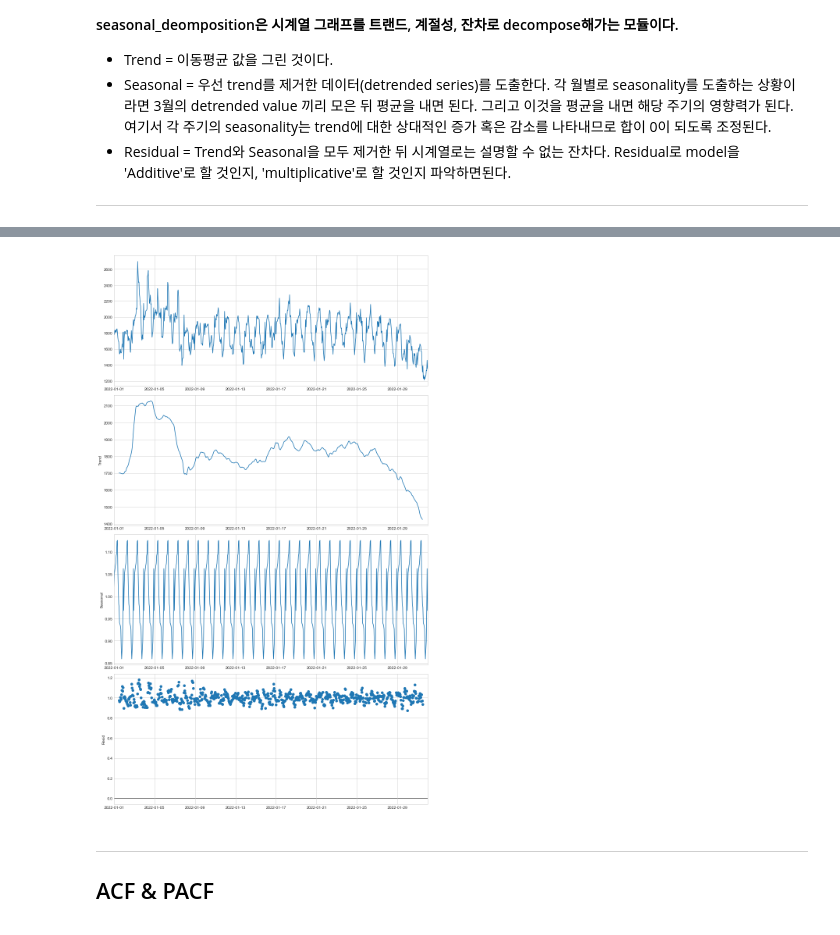
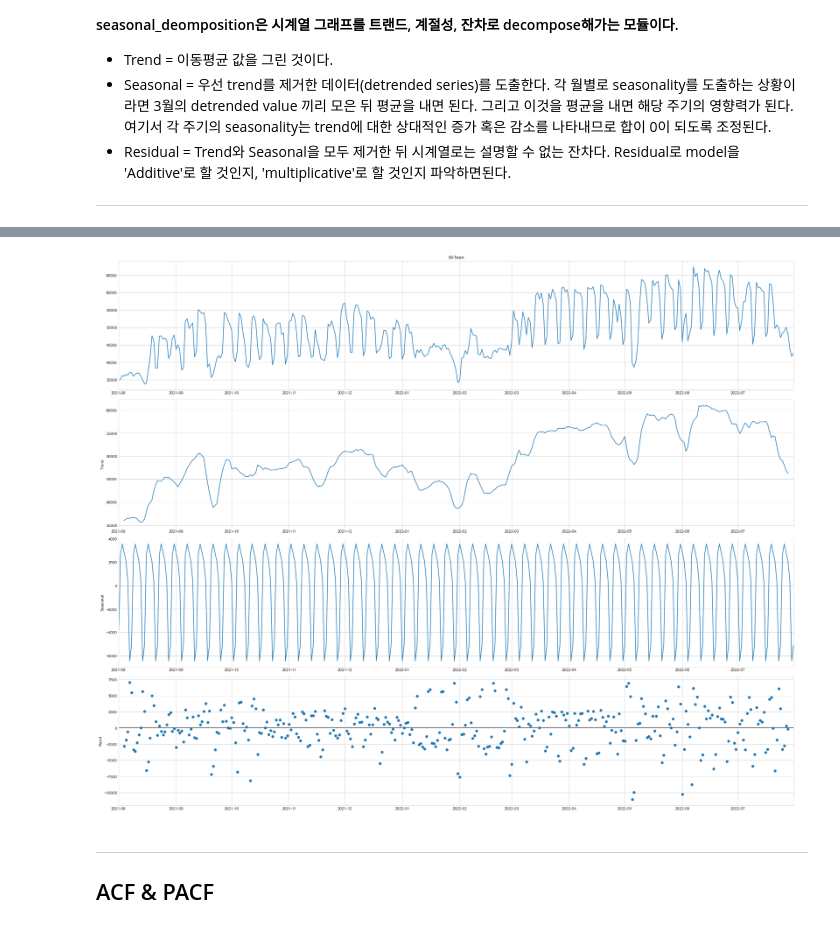
Before and after one commit to kd-god/Seoul_floating_population_predict, a Jupyter notebook: ARIMA.ipynb, the cells around one changed output, grey strips where cells are left out. Saved outputs shown, nothing was run; the diff lists cells and outputs as text; code cells hidden in the pictures.

```diff
--- a/ARIMA.ipynb
+++ b/ARIMA.ipynb
@@ -35,7 +35,7 @@ def data_control(x):
     return x_new
 
 files = os.listdir("C:\workspace\dataset")
-files = files[3:]
+files = files[4:]
 for i in files:
     globals()[i.split('.')[0]] = data_control(pd.read_csv(f'C:/workspace/dataset/{i}'))
     print("Merge DataFrame : {0}".format(i.split('.')[0]))
@@ -162,3 +145,10 @@ plt.style.use('seaborn-whitegrid')
 - Seasonal = 우선 trend를 제거한 데이터(detrended series)를 도출한다. 각 월별로 seasonality를 도출하는 상황이라면 3월의 detrended value 끼리 모은 뒤 평균을 내면 된다. 그리고 이것을 평균을 내면 해당 주기의 영향력가 된다. 여기서 각 주기의 seasonality는 trend에 대한 상대적인 증가 혹은 감소를 나타내므로 합이 0이 되도록 조정된다.
 - Residual = Trend와 Seasonal을 모두 제거한 뒤 시계열로는 설명할 수 없는 잔차다. Residual로 model을 'Additive'로 할 것인지, 'multiplicative'로 할 것인지 파악하면된다.
 ---
+# %%
+#삭제해도됨
+data_array = [popl_ly9, popl_ly10, popl_ly11, popl_ly12, popl_1, popl_2, popl_3, popl_4, popl_5, popl_6, popl_7,popl_8]
+for i in range(len(data_array)):
+    popl_ly8 = pd.concat([popl_ly8, data_array[i]], axis = 0)
+train_set = popl_ly8.loc[:'2022-07-31 23:00:00',:]
+test_set = popl_ly8.loc['2022-08-01 00:00:00':,:]
@@ -164,0 +161,8 @@ plt.style.use('seaborn-whitegrid')
+# %%
+a = train_set[train_set['읍면동']=='개포2동']
+b = pd.pivot_table(data=a, index='Datetime', values='M-Teen')
+c = b['M-Teen'].resample('24h').sum()
+c= c.diff()
+# %%
+c = c.fillna(method = 'bfill')
+c
@@ -165,15 +183,15 @@ plt.style.use('seaborn-whitegrid')
 # %%
-popl_test = popl_1_new[popl_1_new['읍면동']=='개포2동']
-M_Teen = pd.pivot_table(data=popl_test, index='Datetime', values='M-Teen')
-model_series = sm.tsa.seasonal_decompose(M_Teen, model='multiplicative',period = 24)
+# popl_test = popl_1[popl_1['읍면동']=='개포2동']
+# M_Teen = pd.pivot_table(data=popl_test, index='Datetime', values='M-Teen')
+model_series = sm.tsa.seasonal_decompose(c, model='additive')
 fig = model_series.plot()
 plt.rc('axes', labelsize=10)
 plt.rc('xtick', labelsize=10)
 plt.rc('ytick', labelsize=10)
 plt.rcParams['figure.figsize'] = [25, 20]
 # 예상대로 밤에는 수가 적고 낮에는 사람의 수가 증가하는 일반적인 형태이다.
 # %% [output]
-[figure, old version]
+[figure, new version]
 # %% [markdown]
 ---
 ## ACF & PACF
```
Also changed, not shown: parts of 6 cells of this notebook, 1 other file.
